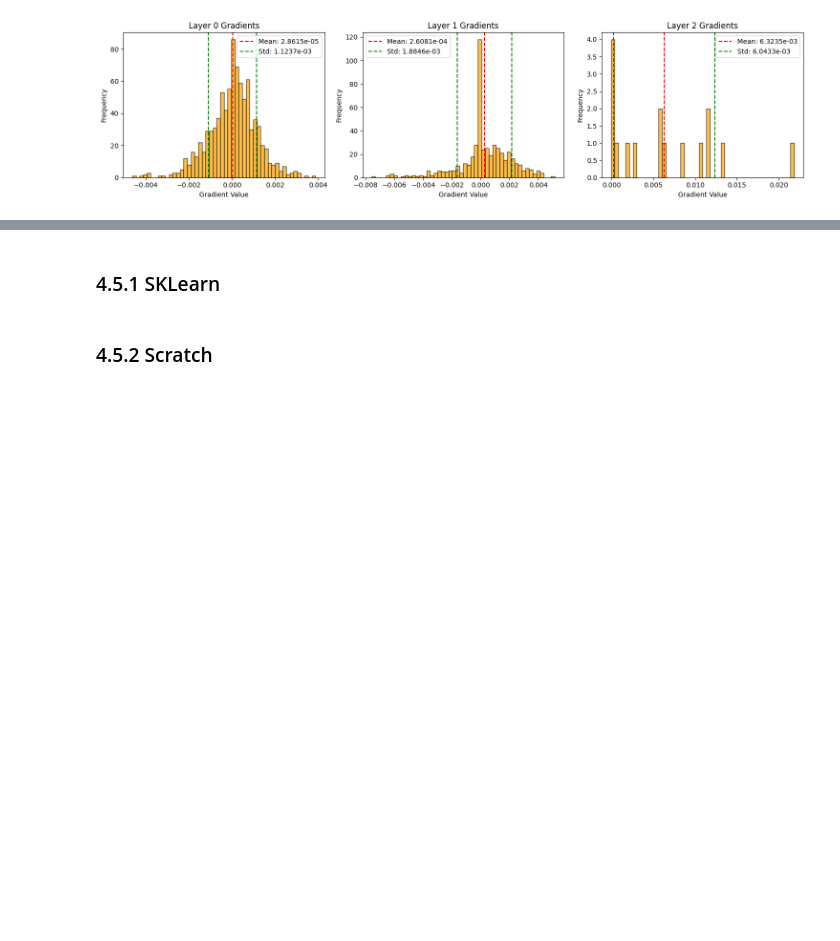
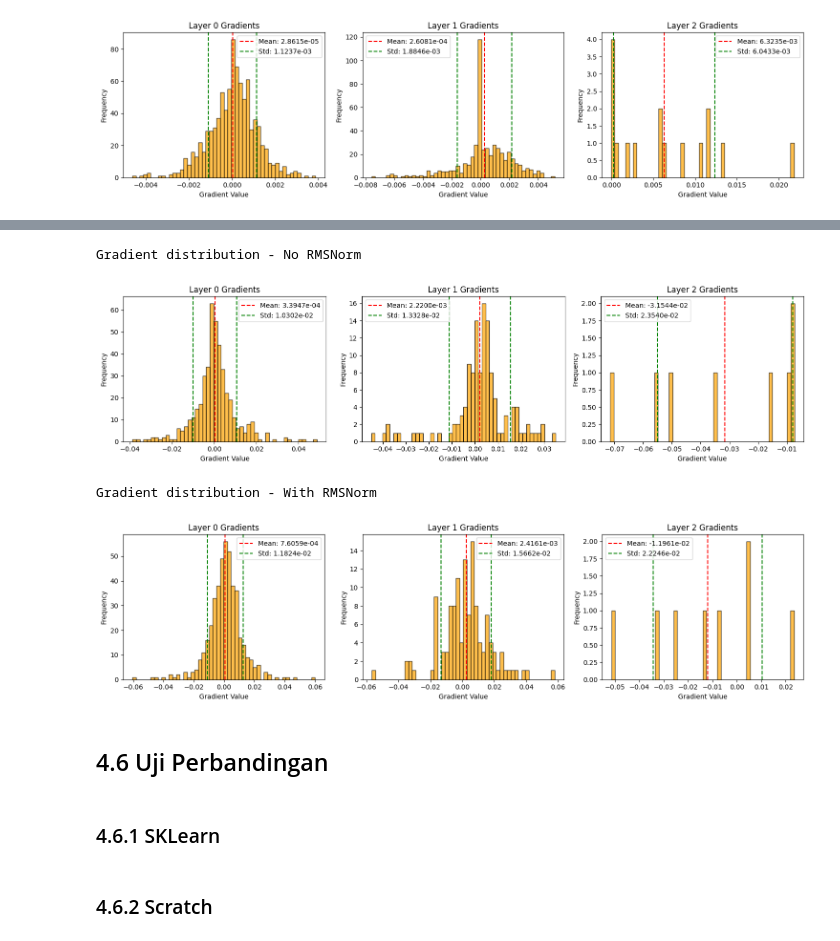
Before and after one commit to reletz/ML-FFNN, a Jupyter notebook: src/notebook/experiments.ipynb, the cells around one changed output, grey strips where cells are left out. Saved outputs shown, nothing was run; the diff lists cells and outputs as text; code cells hidden in the pictures; blank space fills up the shorter version.

```diff
--- a/src/notebook/experiments.ipynb
+++ b/src/notebook/experiments.ipynb
@@ -1033,3 +1205,16 @@ Gradient distribution for l2
+# %%
+print("Gradient distribution - No RMSNorm")
+model_no_norm.plot_gradient_distribution([0, 1, 2])
+
+print("Gradient distribution - With RMSNorm")
+model_rmsnorm.plot_gradient_distribution([0, 1, 2])
+# %% [output]
+Gradient distribution - No RMSNorm
+[figure, added]
+Gradient distribution - With RMSNorm
+[figure, added]
+# %% [markdown]
+## 4.6 Uji Perbandingan
 # %%
 
 RANDOM_STATE = 42
@@ -1046,7 +1231,7 @@ compare_config = {
     "l2_lambda": 0.001,
 }
 # %% [markdown]
-### 4.5.1 SKLearn
+### 4.6.1 SKLearn
 # %%
 sk_model = MLPClassifier(
     hidden_layer_sizes=compare_config["hidden_sizes_sklearn"],
@@ -1068,7 +1253,7 @@ sk_model.fit(X_train, y_train.ravel())
 sk_pred = sk_model.predict(X_val).reshape(-1)
 sk_prob = sk_model.predict_proba(X_val)[:, 1]
 # %% [markdown]
-### 4.5.2 Scratch
+### 4.6.2 Scratch
 # %%
 scratch_model = ADModel(
     layer_sizes=compare_config["layer_sizes"],
```
Also changed, not shown: parts of 18 cells of this notebook.
